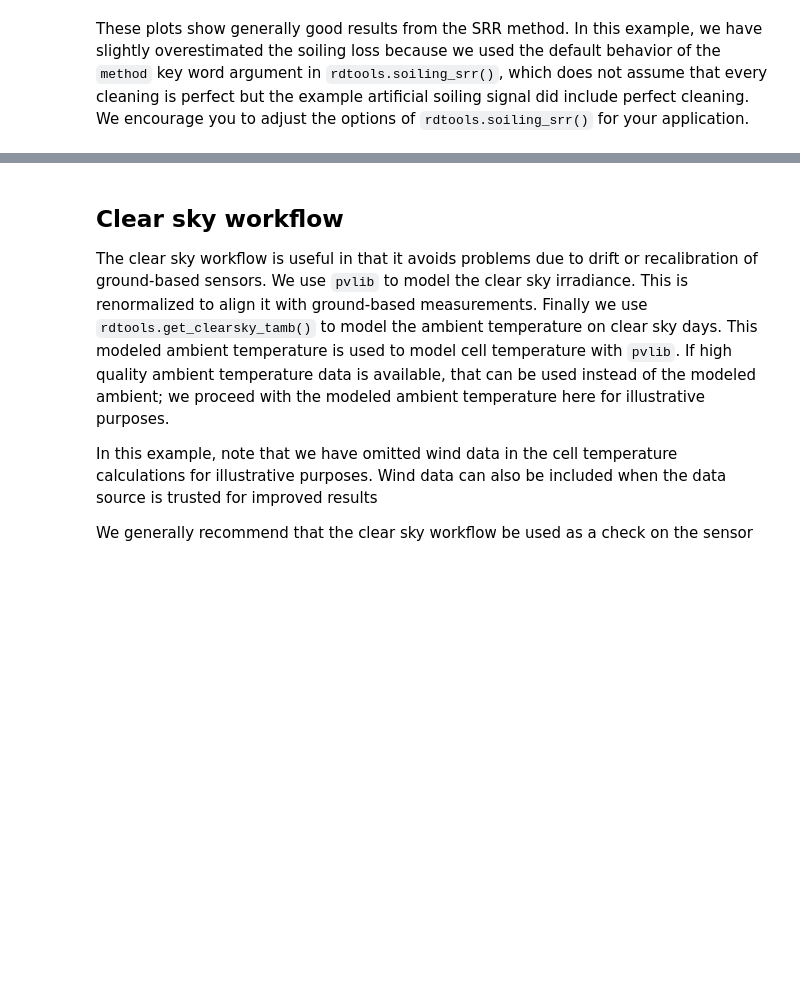
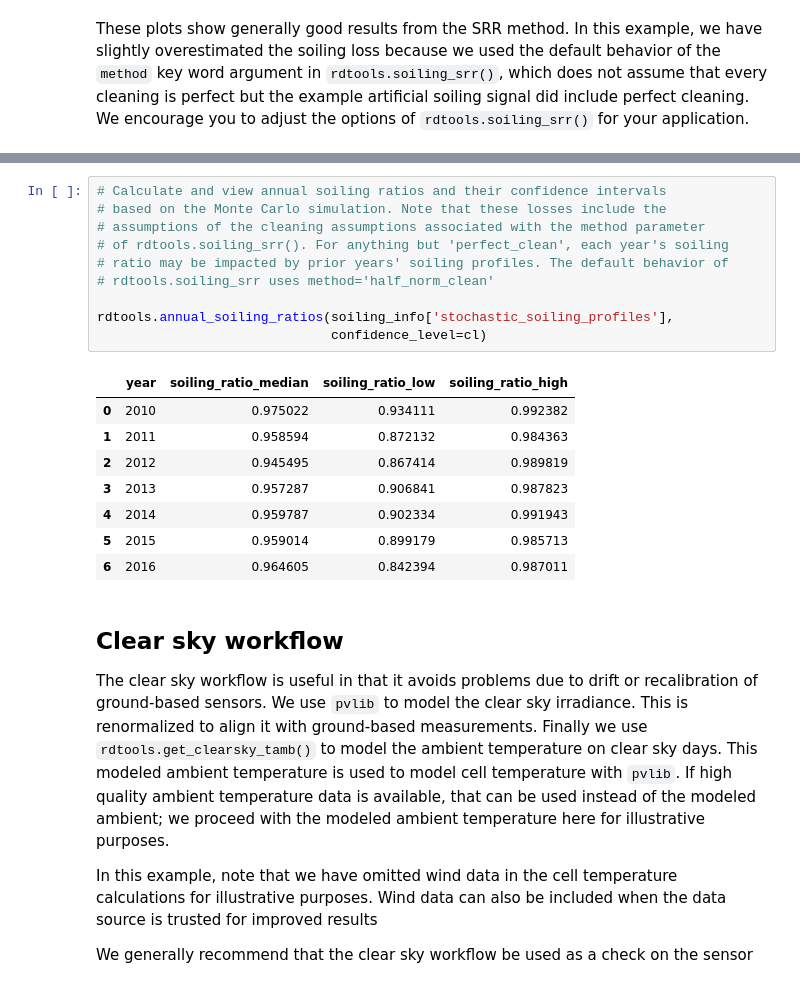
Before and after one commit to NREL/rdtools, a Jupyter notebook: docs/degradation_and_soiling_example_pvdaq_4.ipynb, the cells around one changed output, grey strips where cells are left out. Saved outputs shown, nothing was run; the diff lists cells and outputs as text; blank space fills up the shorter version.

```diff
--- a/docs/degradation_and_soiling_example_pvdaq_4.ipynb
+++ b/docs/degradation_and_soiling_example_pvdaq_4.ipynb
@@ -269,3 +302,22 @@ These plots show generally good results from the SRR method. In this example, we
+# %%
+# Calculate and view annual soiling ratios and their confidence intervals
+# based on the Monte Carlo simulation. Note that these losses include the
+# assumptions of the cleaning assumptions associated with the method parameter
+# of rdtools.soiling_srr(). For anything but 'perfect_clean', each year's soiling
+# ratio may be impacted by prior years' soiling profiles. The default behavior of
+# rdtools.soiling_srr uses method='half_norm_clean'
+
+rdtools.annual_soiling_ratios(soiling_info['stochastic_soiling_profiles'],
+                              confidence_level=cl)
+# %% [output]
+|  | year | soiling_ratio_median | soiling_ratio_low | soiling_ratio_high |
+| 0 | 2010 | 0.975022 | 0.934111 | 0.992382 |
+| 1 | 2011 | 0.958594 | 0.872132 | 0.984363 |
+| 2 | 2012 | 0.945495 | 0.867414 | 0.989819 |
+| 3 | 2013 | 0.957287 | 0.906841 | 0.987823 |
+| 4 | 2014 | 0.959787 | 0.902334 | 0.991943 |
+| 5 | 2015 | 0.959014 | 0.899179 | 0.985713 |
+| 6 | 2016 | 0.964605 | 0.842394 | 0.987011 |
 # %% [markdown]
 ## Clear sky workflow
 The clear sky workflow is useful in that it avoids problems due to drift or recalibration of ground-based sensors. We use `pvlib` to model the clear sky irradiance. This is renormalized to align it with ground-based measurements. Finally we use `rdtools.get_clearsky_tamb()` to model the ambient temperature on clear sky days. This modeled ambient temperature is used to model cell temperature with `pvlib`. If high quality ambient temperature data is available, that can be used instead of the modeled ambient; we proceed with the modeled ambient temperature here for illustrative purposes.
```
Also changed, not shown: parts of 5 cells of this notebook, 8 other files.
